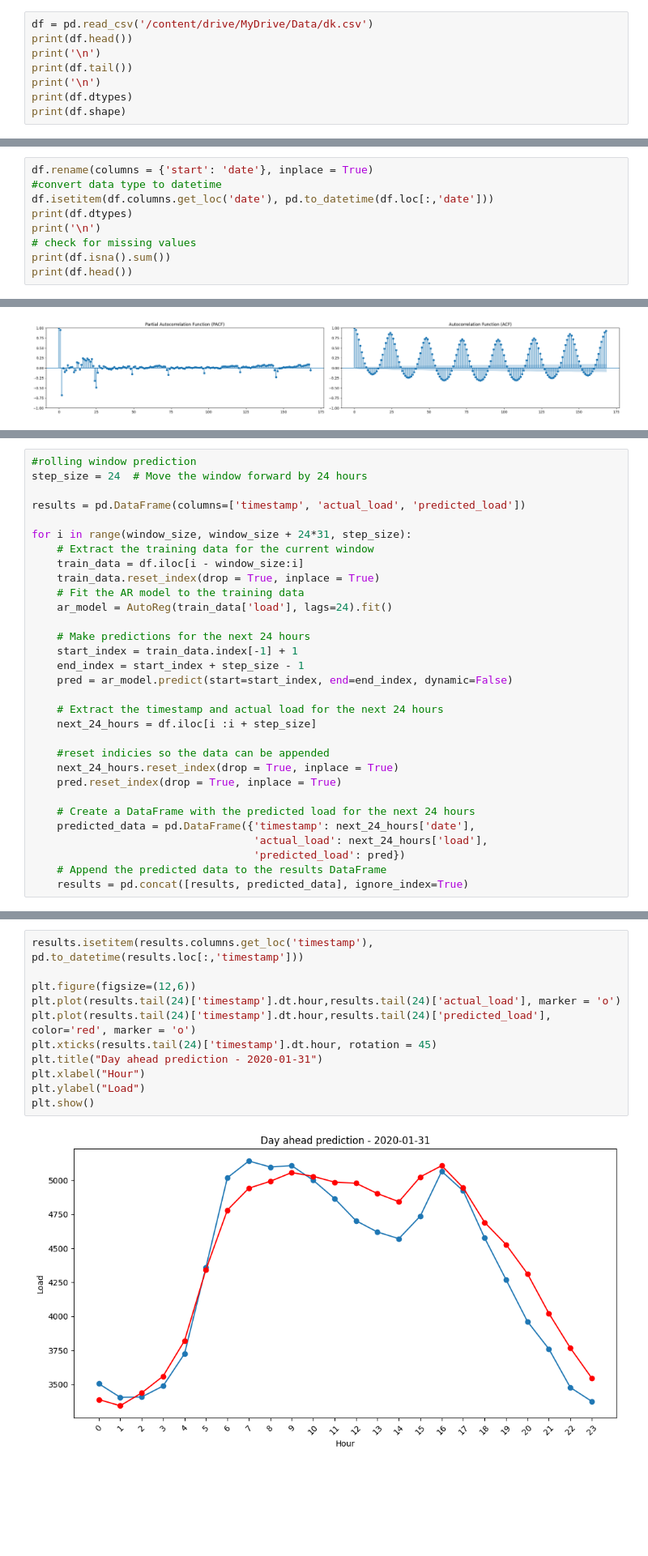
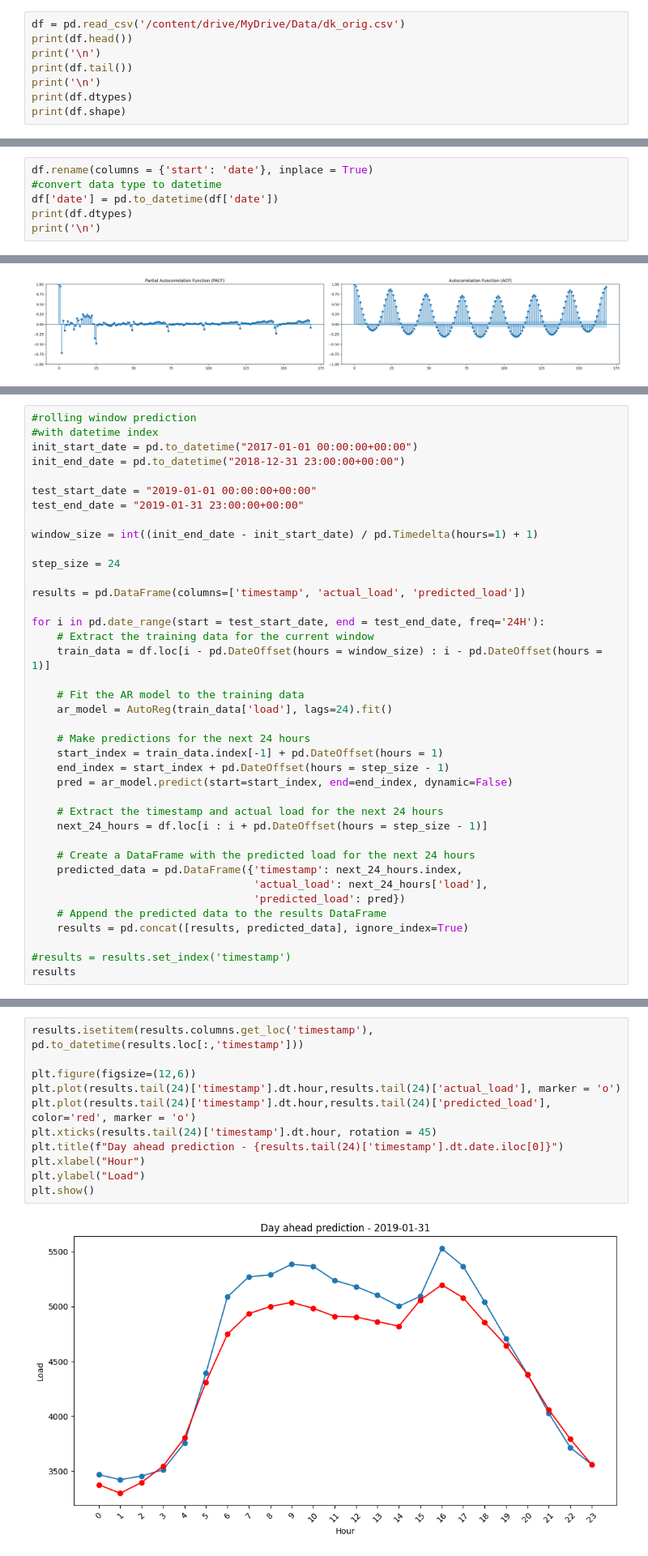
Before and after one commit to novak111/power_consumption_prediction, a Jupyter notebook: DA_prediction.ipynb, the cells around one changed output, grey strips where cells are left out. Shown at 81% size. Cells and saved outputs as stored; diff of their text form; blank space fills up the shorter version.

```diff
--- a/DA_prediction.ipynb
+++ b/DA_prediction.ipynb
@@ -19,5 +21,5 @@ from scipy import stats
 # %%
-df = pd.read_csv('/content/drive/MyDrive/Data/dk.csv')
+df = pd.read_csv('/content/drive/MyDrive/Data/dk_orig.csv')
 print(df.head())
 print('\n')
 print(df.tail())
@@ -47,12 +49,9 @@ df.drop(columns = 'end', inplace = True)
 # %%
 df.rename(columns = {'start': 'date'}, inplace = True)
 #convert data type to datetime
-df.isetitem(df.columns.get_loc('date'), pd.to_datetime(df.loc[:,'date']))
+df['date'] = pd.to_datetime(df['date'])
 print(df.dtypes)
 print('\n')
-# check for missing values
-print(df.isna().sum())
-print(df.head())
 # %% [output]
 date    datetime64[ns, UTC]
 load                float64
@@ -160,31 +149,39 @@ plt.show()
 # %%
 #rolling window prediction
-step_size = 24  # Move the window forward by 24 hours
+#with datetime index
+init_start_date = pd.to_datetime("2017-01-01 00:00:00+00:00")
+init_end_date = pd.to_datetime("2018-12-31 23:00:00+00:00")
+
+test_start_date = "2019-01-01 00:00:00+00:00"
+test_end_date = "2019-01-31 23:00:00+00:00"
+
+window_size = int((init_end_date - init_start_date) / pd.Timedelta(hours=1) + 1)
+
+step_size = 24
 
 results = pd.DataFrame(columns=['timestamp', 'actual_load', 'predicted_load'])
 
-for i in range(window_size, window_size + 24*31, step_size):
+for i in pd.date_range(start = test_start_date, end = test_end_date, freq='24H'):
     # Extract the training data for the current window
-    train_data = df.iloc[i - window_size:i]
-    train_data.reset_index(drop = True, inplace = True)
+    train_data = df.loc[i - pd.DateOffset(hours = window_size) : i - pd.DateOffset(hours = 1)]
+
     # Fit the AR model to the training data
     ar_model = AutoReg(train_data['load'], lags=24).fit()
 
     # Make predictions for the next 24 hours
-    start_index = train_data.index[-1] + 1
-    end_index = start_index + step_size - 1
+    start_index = train_data.index[-1] + pd.DateOffset(hours = 1)
+    end_index = start_index + pd.DateOffset(hours = step_size - 1)
     pred = ar_model.predict(start=start_index, end=end_index, dynamic=False)
 
     # Extract the timestamp and actual load for the next 24 hours
-    next_24_hours = df.iloc[i :i + step_size]
-
-    #reset indicies so the data can be appended
-    next_24_hours.reset_index(drop = True, inplace = True)
-    pred.reset_index(drop = True, inplace = True)
+    next_24_hours = df.loc[i : i + pd.DateOffset(hours = step_size - 1)]
 
     # Create a DataFrame with the predicted load for the next 24 hours
-    predicted_data = pd.DataFrame({'timestamp': next_24_hours['date'],
+    predicted_data = pd.DataFrame({'timestamp': next_24_hours.index,
                                    'actual_load': next_24_hours['load'],
                                    'predicted_load': pred})
     # Append the predicted data to the results DataFrame
     results = pd.concat([results, predicted_data], ignore_index=True)
+
+#results = results.set_index('timestamp')
+results
@@ -236,13 +202,13 @@ plt.show()
 # %%
 results.isetitem(results.columns.get_loc('timestamp'), pd.to_datetime(results.loc[:,'timestamp']))
 
 plt.figure(figsize=(12,6))
 plt.plot(results.tail(24)['timestamp'].dt.hour,results.tail(24)['actual_load'], marker = 'o')
 plt.plot(results.tail(24)['timestamp'].dt.hour,results.tail(24)['predicted_load'], color='red', marker = 'o')
 plt.xticks(results.tail(24)['timestamp'].dt.hour, rotation = 45)
-plt.title("Day ahead prediction - 2020-01-31")
+plt.title(f"Day ahead prediction - {results.tail(24)['timestamp'].dt.date.iloc[0]}")
 plt.xlabel("Hour")
 plt.ylabel("Load")
 plt.show()
 # %% [output]
-[figure, old version]
+[figure, new version]
```
Also changed, not shown: parts of 15 cells of this notebook.
